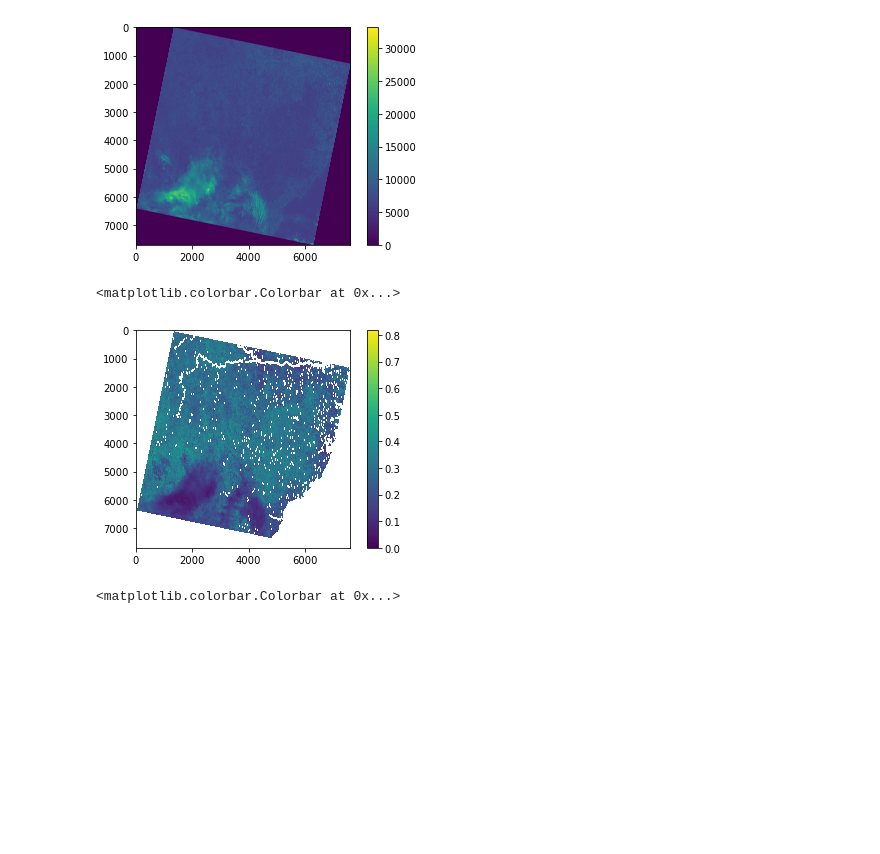
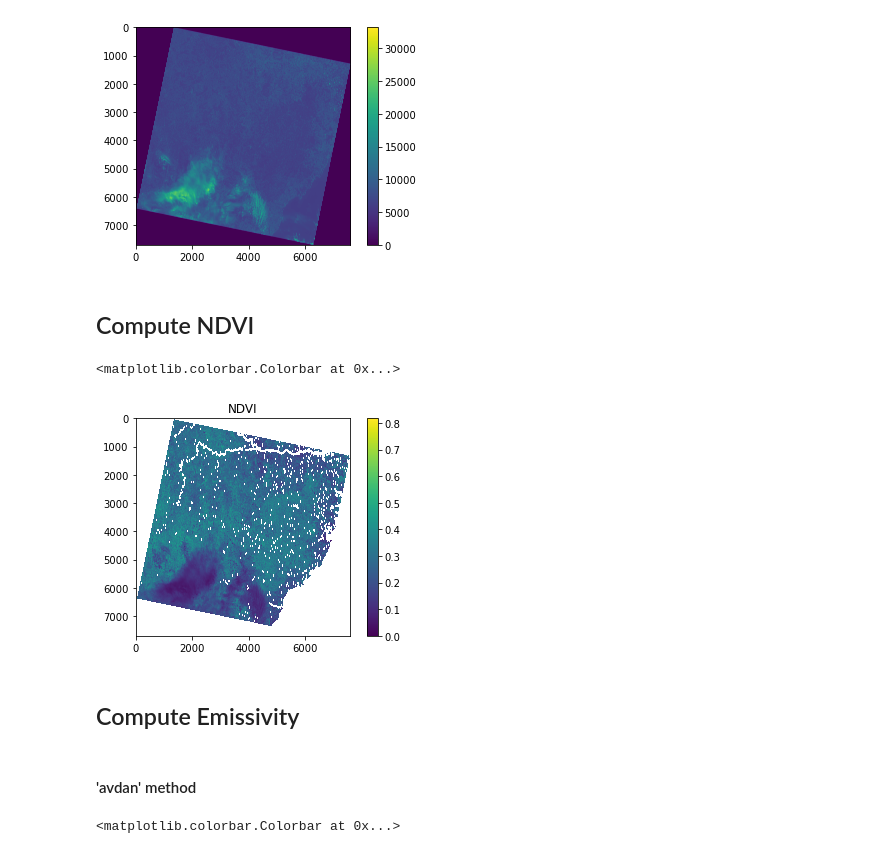
Before and after one commit to pylandtemp/pylandtemp, a Jupyter notebook: test_modules_emissivity.ipynb, the cells around one changed output. Cells and saved outputs as stored; diff of their text form; code cells hidden in the pictures; blank space fills up the shorter version.

Commit message:
Refactored emissivity

```diff
--- a/test_modules_emissivity.ipynb
+++ b/test_modules_emissivity.ipynb
@@ -21,5 +26,7 @@ plt.colorbar()
 # %% [output]
 <matplotlib.colorbar.Colorbar at 0x...>
 [figure]
+# %% [markdown]
+## Compute NDVI
 # %%
 ndvi = compute_ndvi(ir_band_array, red_band_array)
@@ -28,7 +33,12 @@ import matplotlib.pyplot as plt
 # %%
 plt.imshow(ndvi)
+plt.title('NDVI')
 plt.colorbar()
 # %% [output]
 <matplotlib.colorbar.Colorbar at 0x...>
-[figure, old version]
+[figure, new version]
+# %% [markdown]
+## Compute Emissivity
+# %% [markdown]
+#### 'avdan' method
 # %%
```
Also changed, not shown: parts of 8 cells of this notebook, 8 other files.
